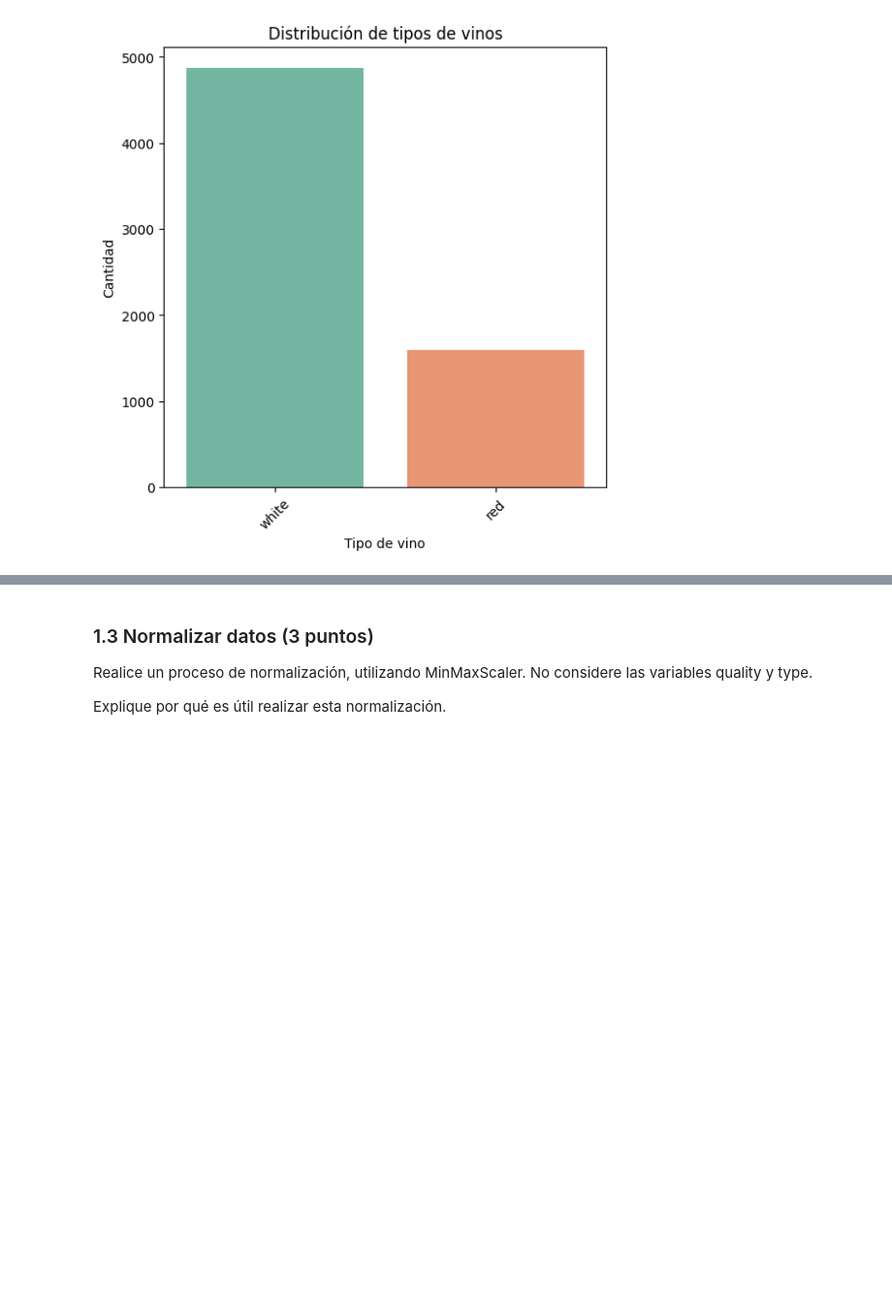
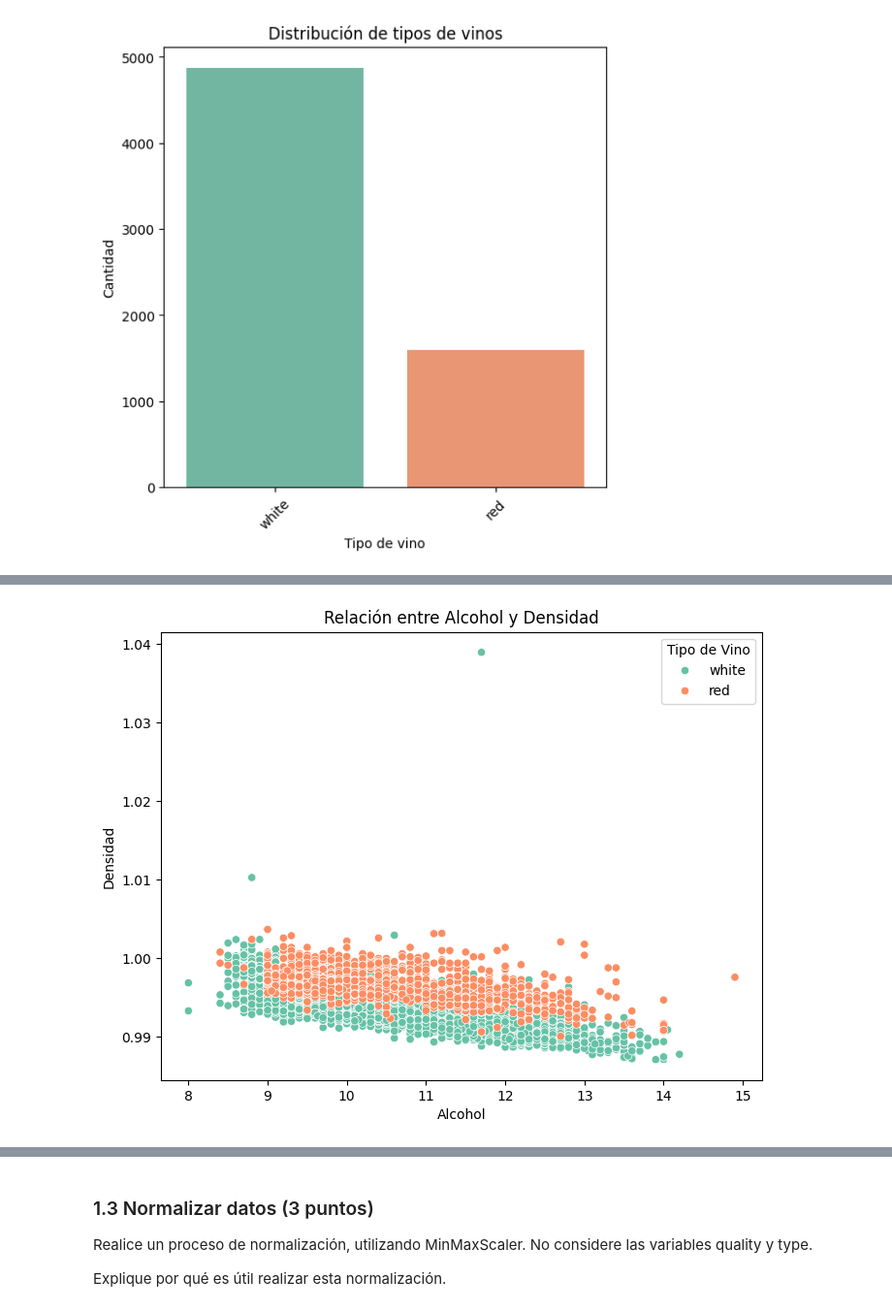
Before and after one commit to DvskyfenixX/mineria_de_datos, a Jupyter notebook: ENUNCIADO - TAREA 1 2025-1.ipynb, the cells around one changed output, grey strips where cells are left out. Shown at 97% size. Saved outputs shown, nothing was run; the diff lists cells and outputs as text; code cells hidden in the pictures; blank space fills up the shorter version.

```diff
--- a/ENUNCIADO - TAREA 1 2025-1.ipynb
+++ b/ENUNCIADO - TAREA 1 2025-1.ipynb
@@ -192,0 +186,11 @@ Passing `palette` without assigning `hue` is deprecated and will be removed in v
+# %%
+# Graficamos la relación entre "alcohol" y "densidad"
+plt.figure(figsize=(8, 6))
+sns.scatterplot(data=df_vinos, x='alcohol', y='density', hue='type', palette='Set2')
+plt.title('Relación entre Alcohol y Densidad')
+plt.xlabel('Alcohol')
+plt.ylabel('Densidad')
+plt.legend(title='Tipo de Vino')
+plt.show()
+# %% [output]
+[figure, added]
```
Also changed, not shown: parts of 22 cells of this notebook.
